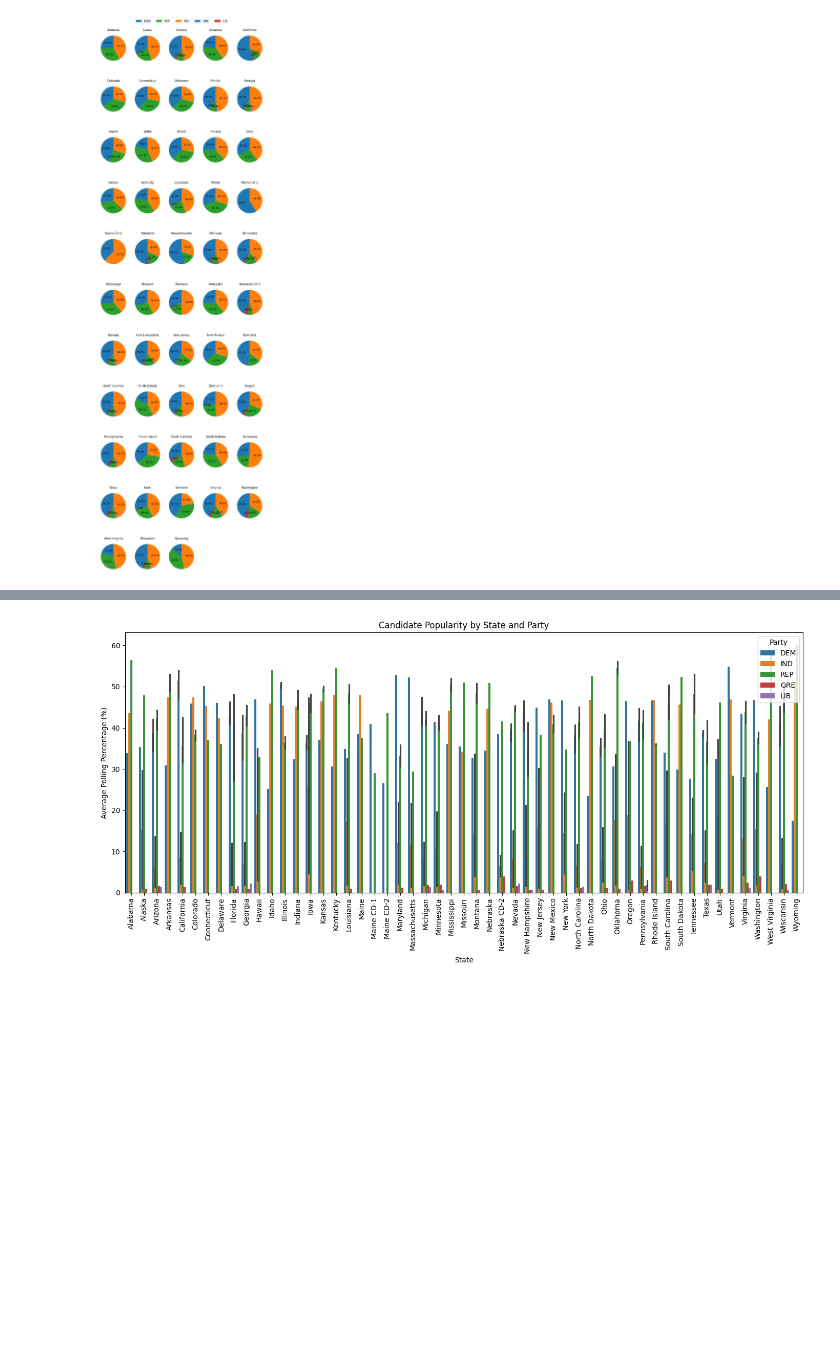
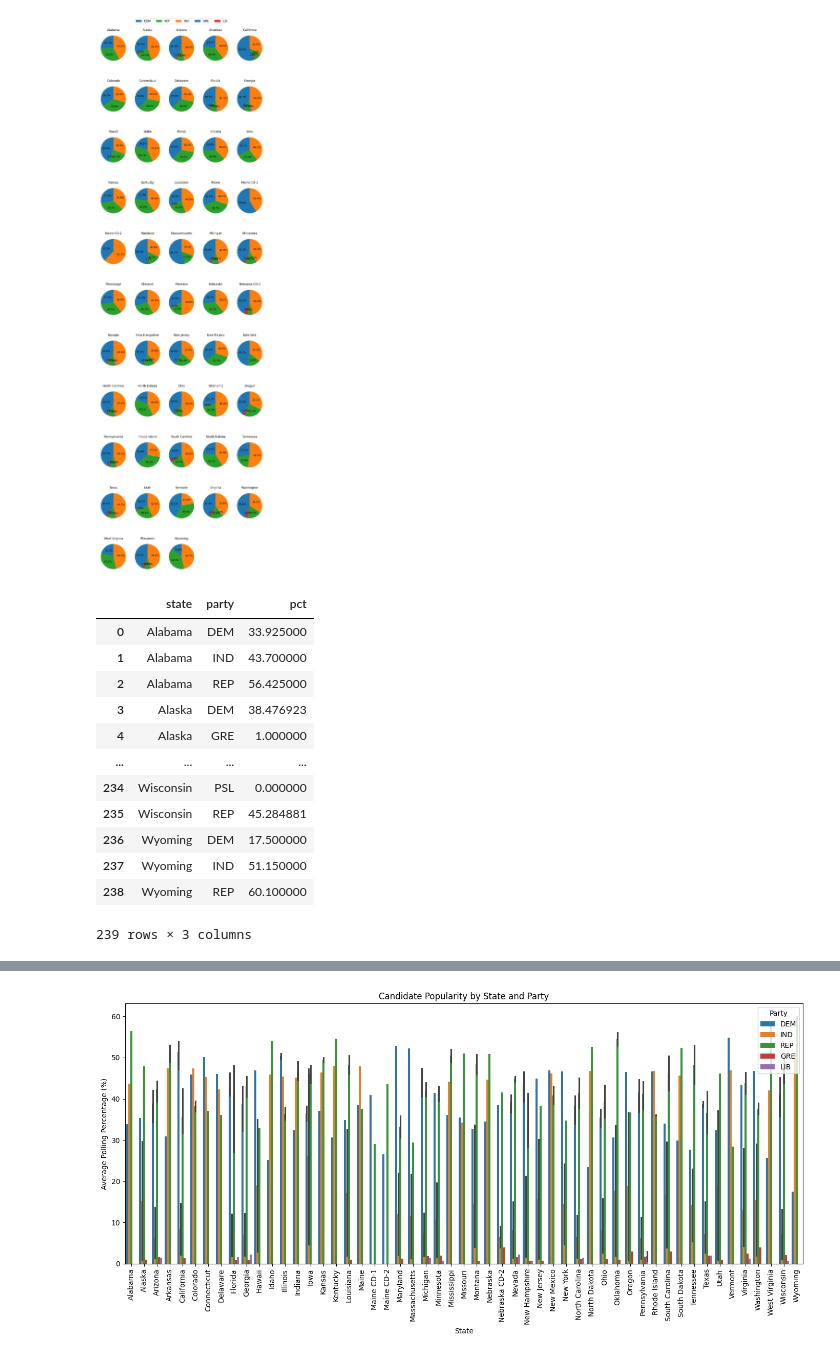
Before and after one commit to kevtr0801/ds_portfolio, a Jupyter notebook: us-presidential-2024/presidential_poll.ipynb, the cells around one changed output, grey strips where cells are left out. Cells and saved outputs as stored; diff of their text form; code cells hidden in the pictures; blank space fills up the shorter version.

```diff
--- a/us-presidential-2024/presidential_poll.ipynb
+++ b/us-presidential-2024/presidential_poll.ipynb
@@ -200,6 +200,23 @@ fig.tight_layout()
 plt.show()
 # %% [output]
 [figure]
+# %%
+party_popularity_by_state = sep_oct_polls.groupby(['state', 'party'])['pct'].mean().reset_index()
+party_popularity_by_state
+# %% [output]
+|  | state | party | pct |
+| 0 | Alabama | DEM | 33.925000 |
+| 1 | Alabama | IND | 43.700000 |
+| 2 | Alabama | REP | 56.425000 |
+| 3 | Alaska | DEM | 38.476923 |
+| 4 | Alaska | GRE | 1.000000 |
+| ... | ... | ... | ... |
+| 234 | Wisconsin | PSL | 0.000000 |
+| 235 | Wisconsin | REP | 45.284881 |
+| 236 | Wyoming | DEM | 17.500000 |
+| 237 | Wyoming | IND | 51.150000 |
+| 238 | Wyoming | REP | 60.100000 |
+239 rows × 3 columns
 # %%
 import plotly.graph_objects as go
 from plotly.subplots import make_subplots
```
Also changed, not shown: parts of 11 cells of this notebook, 1 other file.
